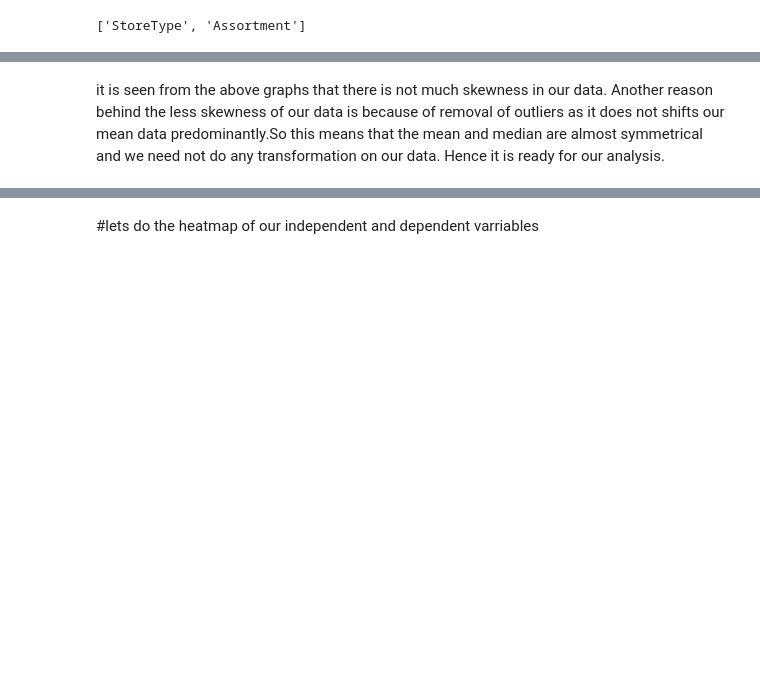
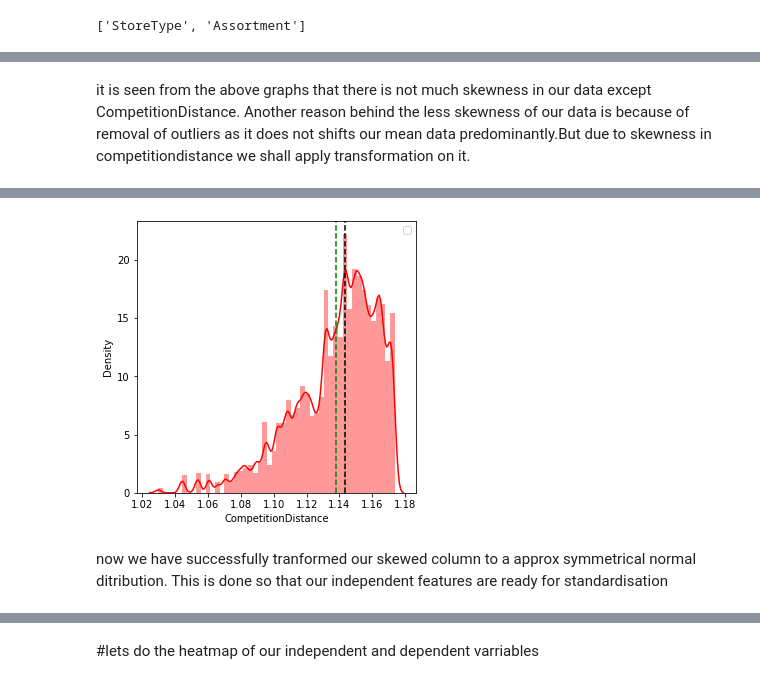
Before and after one commit to vishalyadav1211997/retail-sales-prediction, a Jupyter notebook: retail_sales_prediction.ipynb, the cells around one changed output, grey strips where cells are left out. Drawn from its saved outputs; the diff is of its cells as text; code cells hidden in the pictures; blank space fills up the shorter version.

```diff
--- a/retail_sales_prediction.ipynb
+++ b/retail_sales_prediction.ipynb
@@ -653,4 +650,12 @@ WARNING:matplotlib.legend:No artists with labels found to put in legend.  Note t
 # %% [markdown]
-it is seen from the above graphs that there is not much skewness in our data.
-Another reason behind the less skewness of our data is because of removal of outliers as it does not shifts our mean data predominantly.So this means that the mean and median are almost symmetrical and we need not do any transformation on our data.
-Hence it is ready for our analysis.
+it is seen from the above graphs that there is not much skewness in our data except CompetitionDistance.
+Another reason behind the less skewness of our data is because of removal of outliers as it does not shifts our mean data predominantly.But due to skewness in competitiondistance we shall apply transformation on it.
+# %%
+#lets apply cube root transformation on CompetitionDistance
+fig,ax=plt.subplots(figsize=(5,5))
+sns.distplot(np.cbrt(df['CompetitionDistance']),color='red')
+ax.axvline(np.cbrt(df['CompetitionDistance']).median(),color='black',ls='--')
+ax.axvline(np.cbrt(df['CompetitionDistance']).mean(),color='green',ls='--')
+ax.legend()
+plt.show()
+# %% [output]
@@ -656,0 +663,4 @@ Hence it is ready for our analysis.
+[figure, added]
+# %% [markdown]
+now we have successfully tranformed our skewed column to a approx symmetrical normal ditribution.
+This is done so that our independent features are ready for standardisation
```
Also changed, not shown: parts of 356 cells of this notebook.
